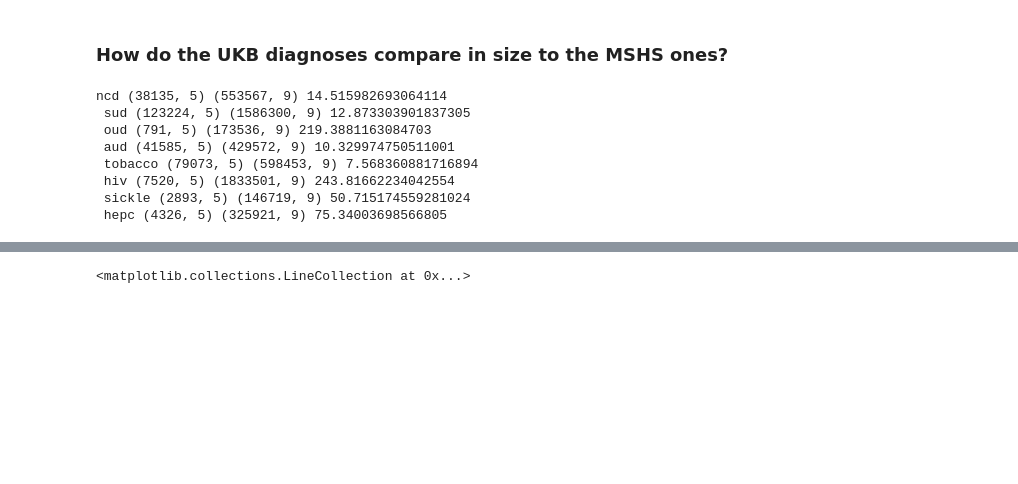
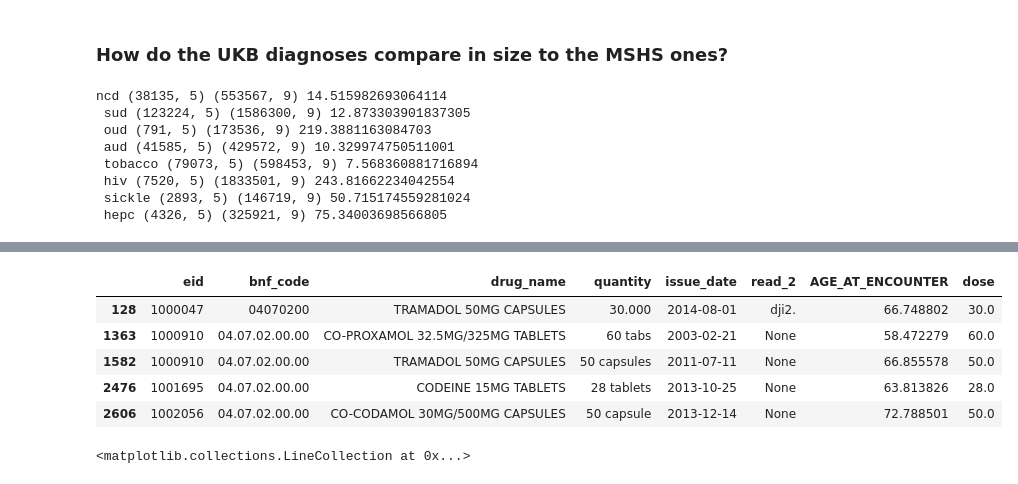
Before and after one commit to RandallJEllis/ehr_opioid_ncd, a Jupyter notebook: ukbiobank/code/preprocessing.ipynb, the cells around one changed output, grey strips where cells are left out. Saved outputs shown, nothing was run; the diff lists cells and outputs as text; code cells hidden in the pictures; blank space fills up the shorter version.

```diff
--- a/ukbiobank/code/preprocessing.ipynb
+++ b/ukbiobank/code/preprocessing.ipynb
@@ -68,3 +313,12 @@ med = pd.read_parquet('../tidy_data/med.parquet')
+# %%
+opioid_med.head()
+# %% [output]
+|  | eid | bnf_code | drug_name | quantity | issue_date | read_2 | AGE_AT_ENCOUNTER | dose |
+| 128 | 1000047 | 04070200 | TRAMADOL 50MG CAPSULES | 30.000 | 2014-08-01 | dji2. | 66.748802 | 30.0 |
+| 1363 | 1000910 | 04.07.02.00.00 | CO-PROXAMOL 32.5MG/325MG TABLETS | 60 tabs | 2003-02-21 | None | 58.472279 | 60.0 |
+| 1582 | 1000910 | 04.07.02.00.00 | TRAMADOL 50MG CAPSULES | 50 capsules | 2011-07-11 | None | 66.855578 | 50.0 |
+| 2476 | 1001695 | 04.07.02.00.00 | CODEINE 15MG TABLETS | 28 tablets | 2013-10-25 | None | 63.813826 | 28.0 |
+| 2606 | 1002056 | 04.07.02.00.00 | CO-CODAMOL 30MG/500MG CAPSULES | 50 capsule | 2013-12-14 | None | 72.788501 | 50.0 |
 # %%
 plt.hist(all_dx['event_dt'], bins=np.arange(datetime(1990,1,1), datetime(2020,1,1), timedelta(days=365)));
 plt.vlines(datetime(2011,1,1), 0, 1000000, color='red')
```
Also changed, not shown: parts of 8 cells of this notebook, 12 other files.
